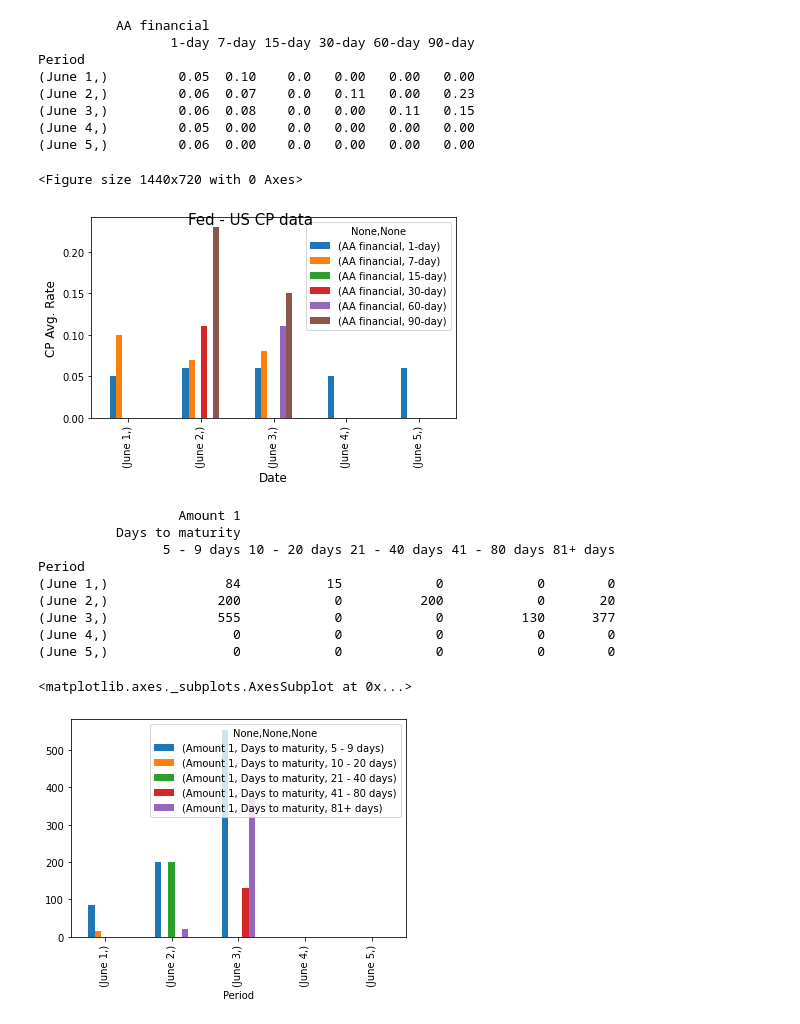
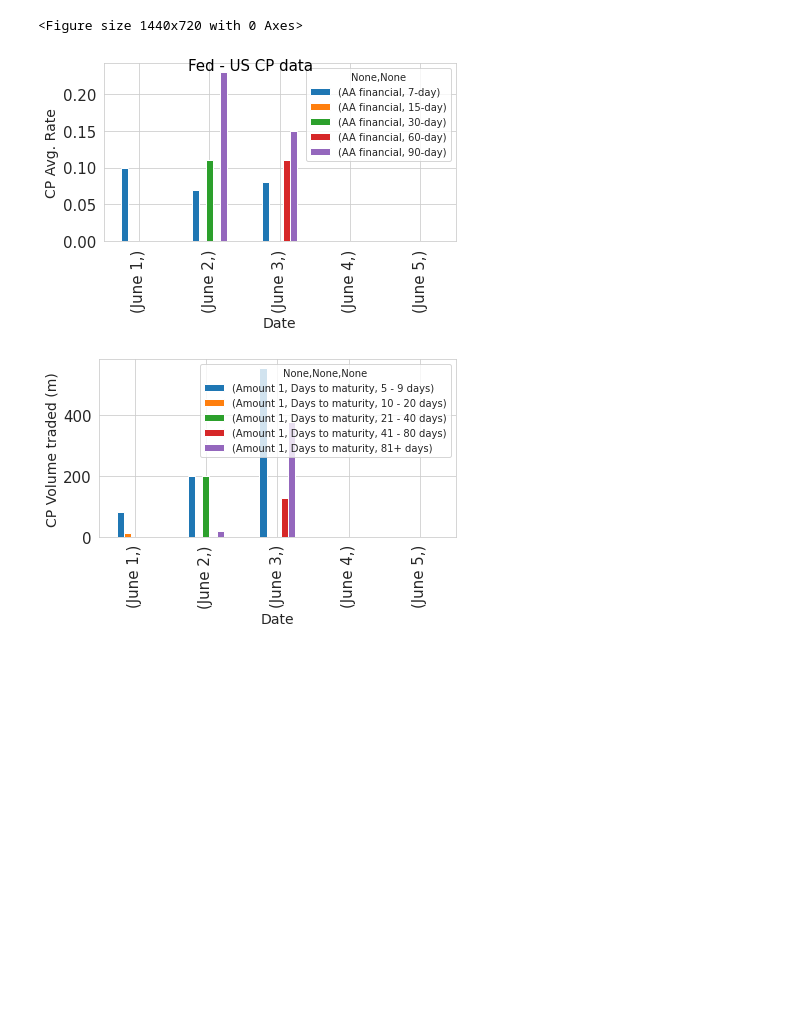
Before and after one commit to esheehan1/projects, a Jupyter notebook: US_CP.ipynb, the cells around one changed output. Cells and saved outputs as stored; diff of their text form; code cells hidden in the pictures; blank space fills up the shorter version.

```diff
--- a/US_CP.ipynb
+++ b/US_CP.ipynb
@@ -8,62 +8,52 @@ import numpy as np
 import pandas_bokeh
 import pandas as pd
 import matplotlib.pyplot as plt
+import seaborn as sns
 
-pandas_bokeh.output_notebook()
+# Set chart settings
+sns.set_style("whitegrid")
+plt.rc('xtick', labelsize=15)
+plt.rc('ytick', labelsize=15)
 
 tables = pd.read_html("https://www.federalreserve.gov/releases/cp/rates.htm")
 
 CP = tables[-1]
 
 CP_Daily = CP.iloc[18:23]
-CP_Daily = CP_Daily.iloc[:,:7]
+CP_Daily = CP_Daily.iloc[:,[0,2,3,4,5,6]]
 CP_Daily_clean = CP_Daily.replace(to_replace ="n.a.", value ="0")
 
 #CP_Daily['Period'] = pd.to_datetime(CP_Daily['Period'])
 CP_Daily_clean = CP_Daily_clean.set_index('Period')
 CP_Daily_clean = CP_Daily_clean.astype('float64')
-print(CP_Daily_clean.head(5))
+#print(CP_Daily_clean.head(5))
 
 
 
 fig = plt.figure(figsize=(20,10))
 CP_Daily_clean.plot.bar()
-plt.ylabel('CP Avg. Rate', fontsize = 12) #for y label
-plt.xlabel('Date', fontsize = 12) #for x label
+plt.ylabel('CP Avg. Rate', fontsize = 14) #for y label
+plt.xlabel('Date', fontsize = 14) #for x label
 plt.suptitle("Fed - US CP data", fontsize=15, fontweight=0, color='black')
 plt.tight_layout()
 plt.show()
 
 tables = pd.read_html("https://www.federalreserve.gov/releases/cp/volumestats.htm")
 
 CPV = tables[2]
 CPV = CPV.iloc[18:23]
 CPV = CPV.iloc[:,[0,3,4,5,6,7]]
 CPV_Daily = CPV.replace(to_replace ="n.a.", value ="0")
 CPV_Daily = CPV_Daily.set_index('Period')
-print(CPV_Daily)
+#print(CPV_Daily)
 
 CPV_clean = CPV_Daily.astype('float64')
+
 CPV_clean.plot.bar()
+plt.ylabel('CP Volume traded (m)', fontsize = 14) #for y label
+plt.xlabel('Date', fontsize = 14) #for x label
+plt.tight_layout()
 # %% [output]
-          AA financial
-                 1-day 7-day 15-day 30-day 60-day 90-day
-Period
-(June 1,)         0.05  0.10    0.0   0.00   0.00   0.00
-(June 2,)         0.06  0.07    0.0   0.11   0.00   0.23
-(June 3,)         0.06  0.08    0.0   0.00   0.11   0.15
-(June 4,)         0.05  0.00    0.0   0.00   0.00   0.00
-(June 5,)         0.06  0.00    0.0   0.00   0.00   0.00
+<Figure size 1440x720 with 0 Axes>
-<Figure size 1440x720 with 0 Axes>
-[figure, old version]
+[figure, new version]
-                  Amount 1
-          Days to maturity
-                5 - 9 days 10 - 20 days 21 - 40 days 41 - 80 days 81+ days
-Period
-(June 1,)               84           15            0            0        0
-(June 2,)              200            0          200            0       20
-(June 3,)              555            0            0          130      377
-(June 4,)                0            0            0            0        0
-(June 5,)                0            0            0            0        0
-<matplotlib.axes._subplots.AxesSubplot at 0x...>
-[figure, old version]
+[figure, new version]
```
